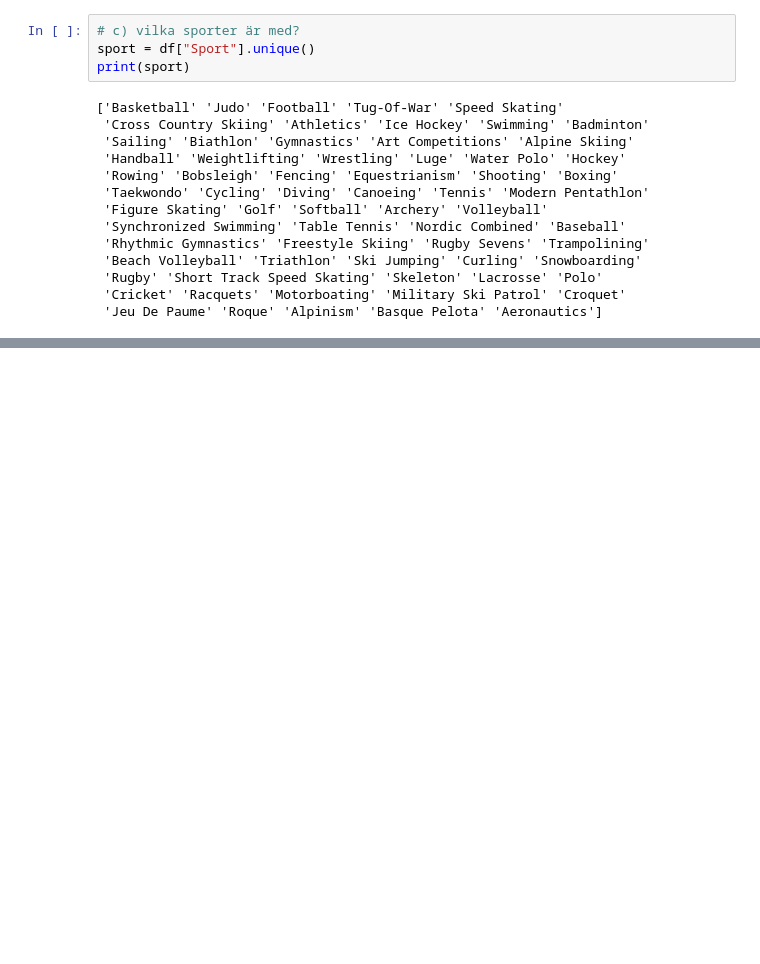
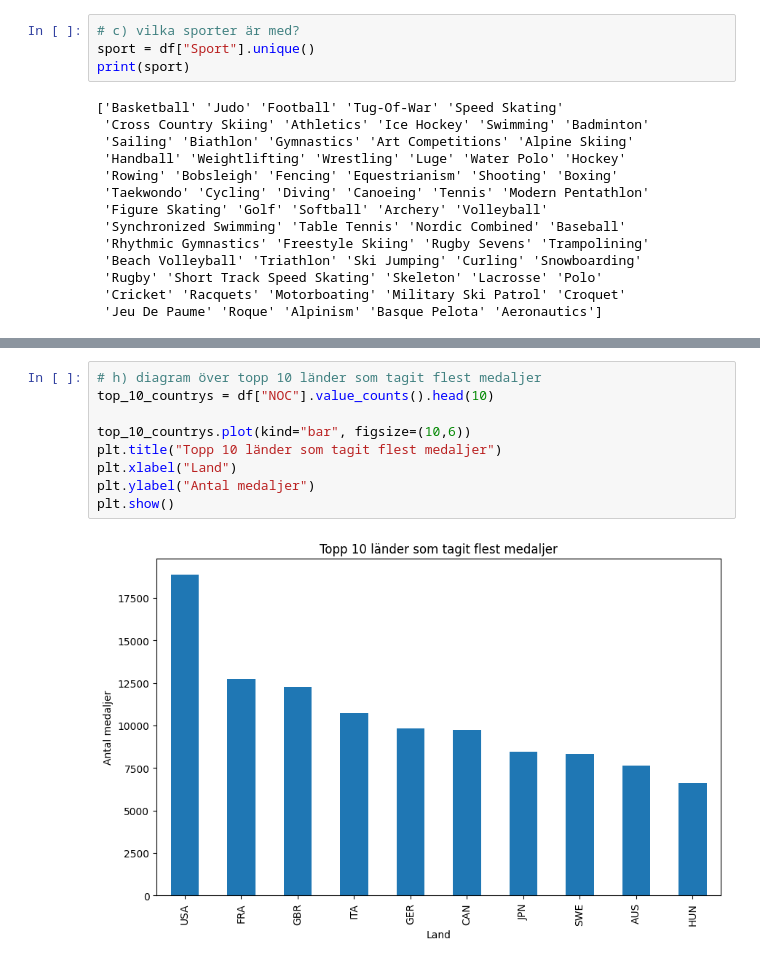
Before and after one commit to n00rp/Project_Olympic, a Jupyter notebook: Individuella filer/uppgift_00_jenny.ipynb, the cells around one changed output, grey strips where cells are left out. Drawn from its saved outputs; the diff is of its cells as text; blank space fills up the shorter version.

```diff
--- a/Individuella filer/uppgift_00_jenny.ipynb
+++ b/Individuella filer/uppgift_00_jenny.ipynb
@@ -59,0 +96,11 @@ print(sport)
+# %%
+# h) diagram över topp 10 länder som tagit flest medaljer
+top_10_countrys = df["NOC"].value_counts().head(10)
+
+top_10_countrys.plot(kind="bar", figsize=(10,6))
+plt.title("Topp 10 länder som tagit flest medaljer")
+plt.xlabel("Land")
+plt.ylabel("Antal medaljer")
+plt.show()
+# %% [output]
+[figure, added]
```
Also changed, not shown: parts of 6 cells of this notebook.
